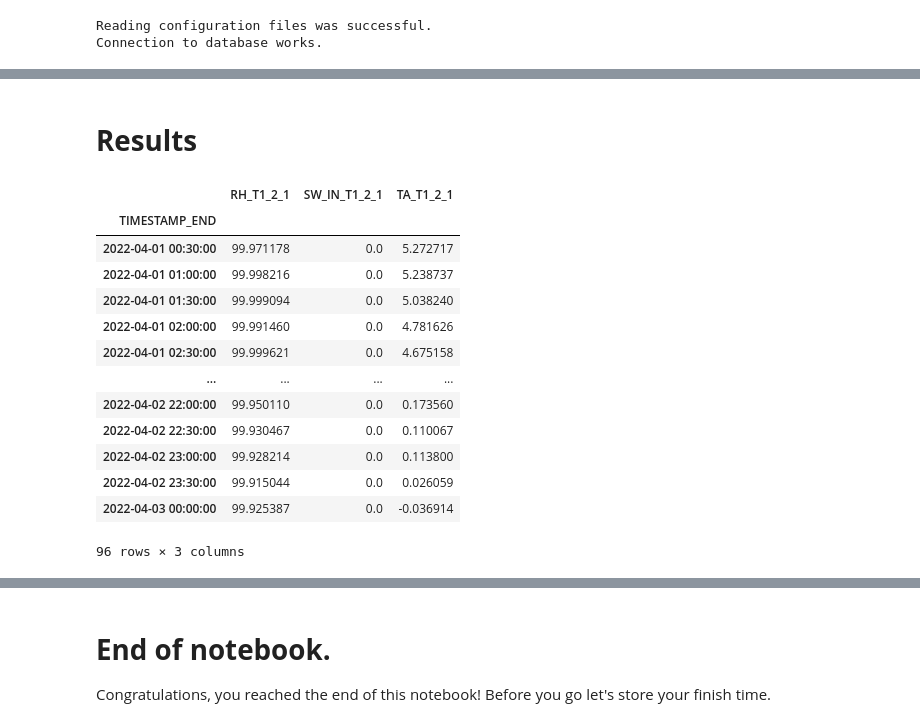
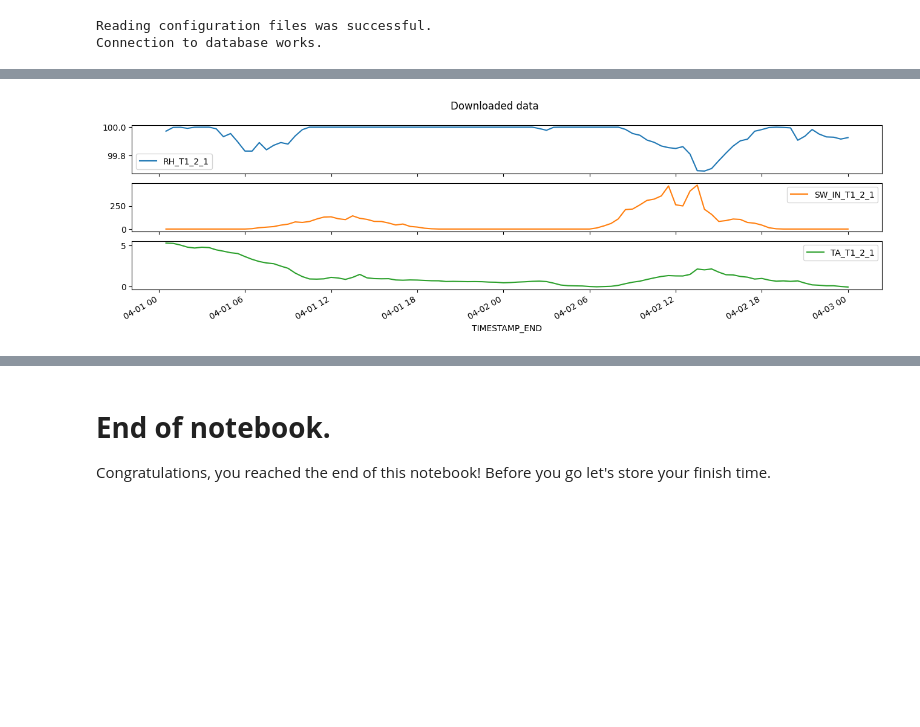
Before and after one commit to holukas/dbc-influxdb, a Jupyter notebook: notebooks/download_data.ipynb, the cells around one changed output, grey strips where cells are left out. Cells and saved outputs as stored; diff of their text form; code cells hidden in the pictures; blank space fills up the shorter version.

```diff
--- a/notebooks/download_data.ipynb
+++ b/notebooks/download_data.ipynb
@@ -44,2 +103,12 @@ Connection to database works.
+# %%
+SITE = 'ch-cha'  # Site name
+BUCKET = f'{SITE}_processed'
+MEASUREMENTS = ['RH', 'TA', 'SW']  # Measurement name
+FIELDS = ['RH_T1_2_1', 'TA_T1_2_1', 'SW_IN_T1_2_1']  # Variable name; InfluxDB stores variable names as '_field'
+DATA_VERSION = ['meteoscreening_diive']
+
+START = '2022-04-01 00:00:01'  # Download data starting with this date
+STOP = '2022-04-03 00:00:01'  # Download data before this date (the stop date itself is not included)
+TIMEZONE_OFFSET_TO_UTC_HOURS = 1  # Timezone, e.g. "1" is translated to timezone "UTC+01:00" (CET, winter time)
 # %%
 data_simple, data_detailed, assigned_measurements = \
@@ -72,0 +170,4 @@ Found 19 fields in measurement SW of bucket ch-cha_processed.
+# %%
+data_simple.plot(x_compat=True, figsize=(16, 4), title="Downloaded data", subplots=True);
+# %% [output]
+[figure, added]
@@ -73,21 +176,2 @@ Found 19 fields in measurement SW of bucket ch-cha_processed.
 # %% [markdown]
 </br>
-# %% [markdown]
-# **Results**
-# %%
-data_simple
-# %% [output]
-|  | RH_T1_2_1 | SW_IN_T1_2_1 | TA_T1_2_1 |
-| TIMESTAMP_END |  |  |  |
-| 2022-04-01 00:30:00 | 99.971178 | 0.0 | 5.272717 |
-| 2022-04-01 01:00:00 | 99.998216 | 0.0 | 5.238737 |
-| 2022-04-01 01:30:00 | 99.999094 | 0.0 | 5.038240 |
-| 2022-04-01 02:00:00 | 99.991460 | 0.0 | 4.781626 |
-| 2022-04-01 02:30:00 | 99.999621 | 0.0 | 4.675158 |
-| ... | ... | ... | ... |
-| 2022-04-02 22:00:00 | 99.950110 | 0.0 | 0.173560 |
-| 2022-04-02 22:30:00 | 99.930467 | 0.0 | 0.110067 |
-| 2022-04-02 23:00:00 | 99.928214 | 0.0 | 0.113800 |
-| 2022-04-02 23:30:00 | 99.915044 | 0.0 | 0.026059 |
-| 2022-04-03 00:00:00 | 99.925387 | 0.0 | -0.036914 |
-96 rows × 3 columns
```
Also changed, not shown: parts of 17 cells of this notebook, 3 other files.
